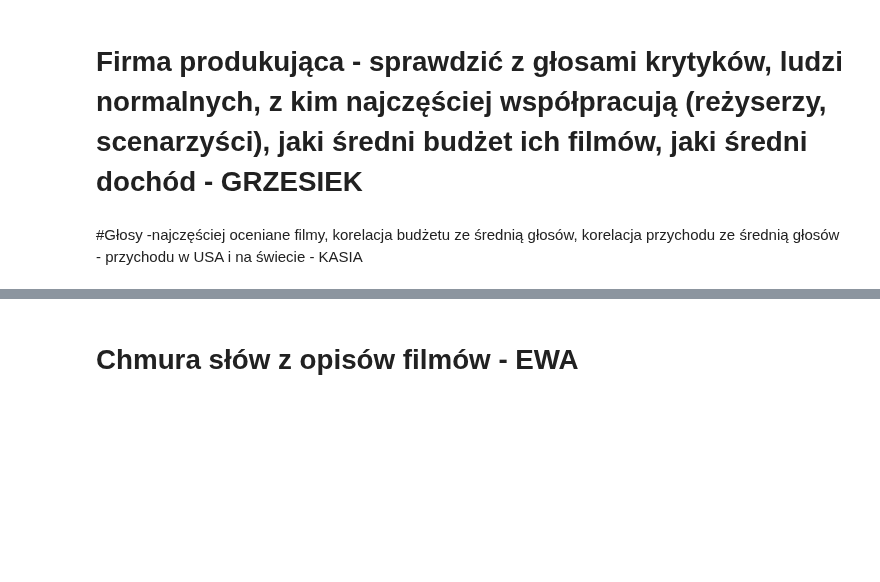
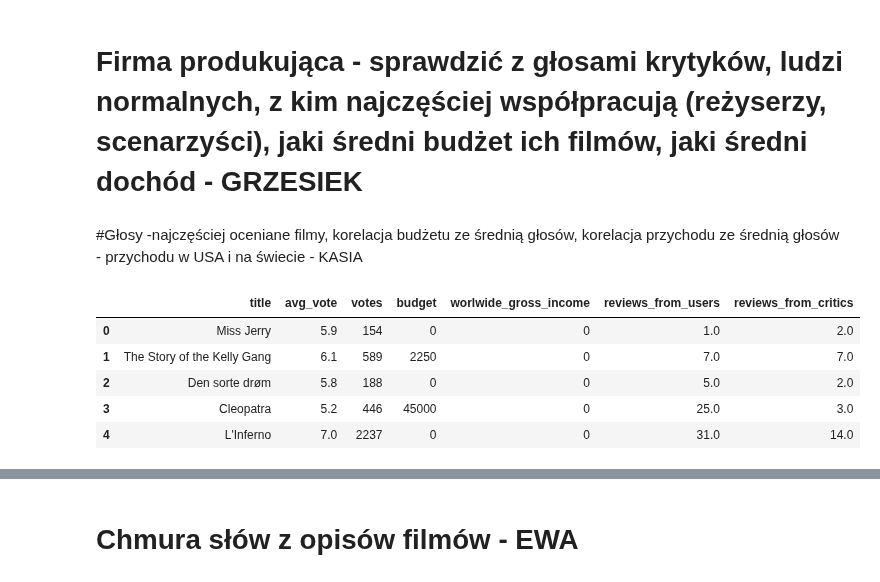
Before and after one commit to KatBotkowska/CodersCrew, a Jupyter notebook: Netflix_data.ipynb, the cells around one changed output, grey strips where cells are left out. Saved outputs shown, nothing was run; the diff lists cells and outputs as text; code cells hidden in the pictures; blank space fills up the shorter version.

```diff
--- a/Netflix_data.ipynb
+++ b/Netflix_data.ipynb
@@ -1555,3 +1557,14 @@ actors_all.sort_values(by='count', ascending=False).reset_index().head(10)
 imdb_names.head()
 # %% [markdown]
 #Głosy -najczęściej oceniane filmy, korelacja budżetu ze średnią głosów, korelacja przychodu ze średnią głosów - przychodu w USA i na świecie - KASIA
+# %%
+imdb_votes = imdb_movies_all_USD = imdb_movies[imdb_movies.currency_for_usaincome.eq('$') & imdb_movies.currency_for_wwincome.eq('$') & imdb_movies.currency_for_budget.eq('$')]
+imdb_votes = imdb_votes[['title', 'avg_vote', 'votes', 'budget', 'worlwide_gross_income', 'reviews_from_users', 'reviews_from_critics']]
+imdb_votes.head()
+# %% [output]
+|  | title | avg_vote | votes | budget | worlwide_gross_income | reviews_from_users | reviews_from_critics |
+| 0 | Miss Jerry | 5.9 | 154 | 0 | 0 | 1.0 | 2.0 |
+| 1 | The Story of the Kelly Gang | 6.1 | 589 | 2250 | 0 | 7.0 | 7.0 |
+| 2 | Den sorte drøm | 5.8 | 188 | 0 | 0 | 5.0 | 2.0 |
+| 3 | Cleopatra | 5.2 | 446 | 45000 | 0 | 25.0 | 3.0 |
+| 4 | L'Inferno | 7.0 | 2237 | 0 | 0 | 31.0 | 14.0 |
```
Also changed, not shown: parts of 4 cells of this notebook.
